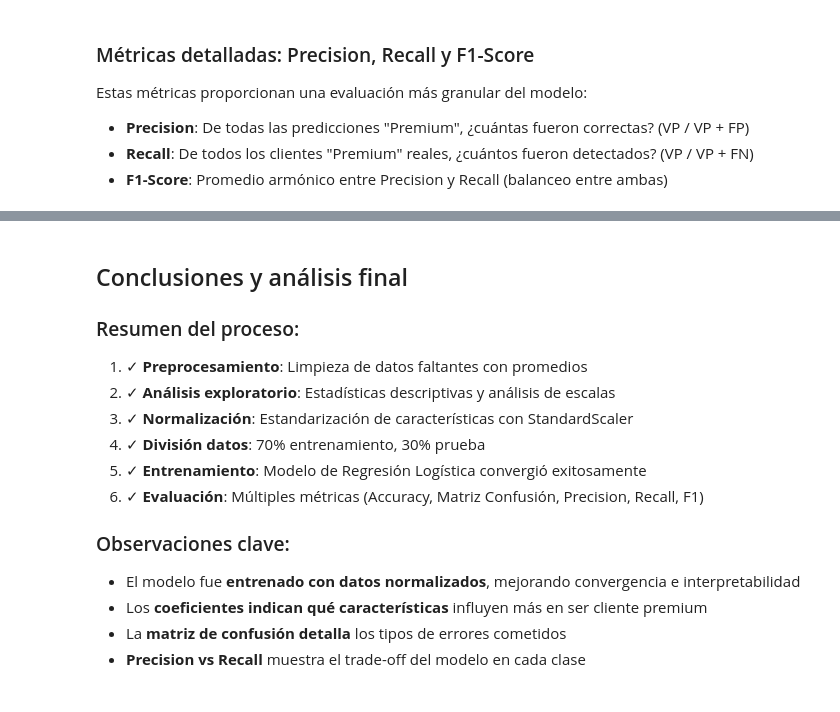
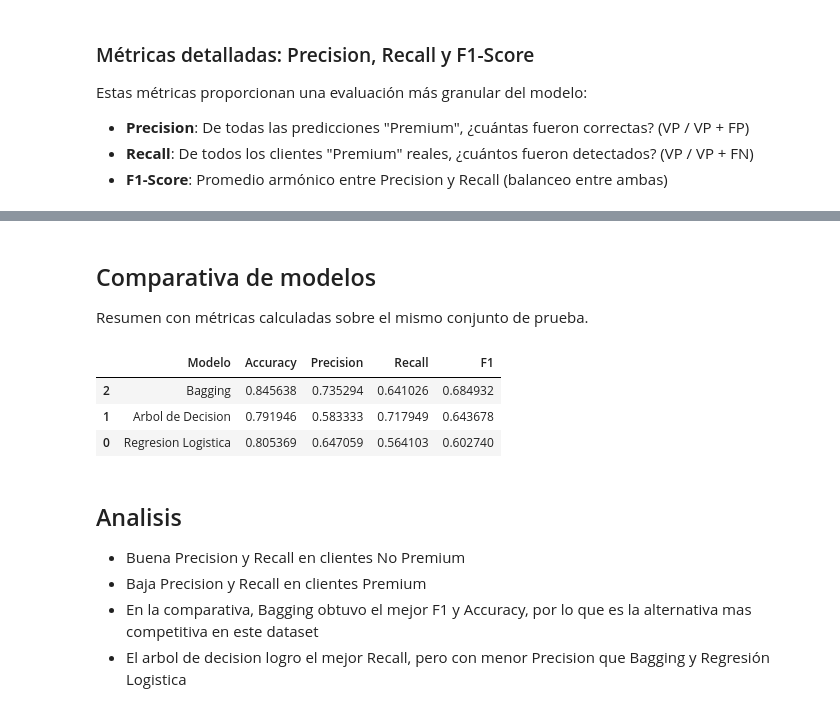
Before and after one commit to Tolally/info257-aprendizaje-de-maquinas-algoritmos-no-supervisados, a Jupyter notebook: Supervisado_Grupo16.ipynb, the cells around one changed output, grey strips where cells are left out. Drawn from its saved outputs; the diff is of its cells as text; code cells hidden in the pictures.

```diff
--- a/Supervisado_Grupo16.ipynb
+++ b/Supervisado_Grupo16.ipynb
@@ -332,16 +416,39 @@ plt.show()
+# %% [markdown]
+## Comparativa de modelos
+
+Resumen con métricas calculadas sobre el mismo conjunto de prueba.
+# %%
+from sklearn.metrics import precision_score, recall_score, f1_score
+
+modelos = {
+    "Regresion Logistica": model,
+    "Arbol de Decision": tree_model,
+    "Bagging": bagging_model,
+}
+
+filas = []
+for nombre, clf in modelos.items():
+    pred = clf.predict(X_test)
+    filas.append(
+        {
+            "Modelo": nombre,
+            "Accuracy": accuracy_score(y_test, pred),
+            "Precision": precision_score(y_test, pred, zero_division=0),
+            "Recall": recall_score(y_test, pred, zero_division=0),
+            "F1": f1_score(y_test, pred, zero_division=0),
+        }
+    )
+
+comparativa = pd.DataFrame(filas).sort_values(by="F1", ascending=False)
+comparativa
+# %% [output]
+|  | Modelo | Accuracy | Precision | Recall | F1 |
+| 2 | Bagging | 0.845638 | 0.735294 | 0.641026 | 0.684932 |
+| 1 | Arbol de Decision | 0.791946 | 0.583333 | 0.717949 | 0.643678 |
+| 0 | Regresion Logistica | 0.805369 | 0.647059 | 0.564103 | 0.602740 |
 # %% [markdown]
-## Conclusiones y análisis final
-
-### Resumen del proceso:
-1. ✓ **Preprocesamiento**: Limpieza de datos faltantes con promedios
-2. ✓ **Análisis exploratorio**: Estadísticas descriptivas y análisis de escalas
-3. ✓ **Normalización**: Estandarización de características con StandardScaler
-4. ✓ **División datos**: 70% entrenamiento, 30% prueba
-5. ✓ **Entrenamiento**: Modelo de Regresión Logística convergió exitosamente
-6. ✓ **Evaluación**: Múltiples métricas (Accuracy, Matriz Confusión, Precision, Recall, F1)
-
-### Observaciones clave:
-- El modelo fue **entrenado con datos normalizados**, mejorando convergencia e interpretabilidad
-- Los **coeficientes indican qué características** influyen más en ser cliente premium
-- La **matriz de confusión detalla** los tipos de errores cometidos
-- **Precision vs Recall** muestra el trade-off del modelo en cada clase
+## Analisis
+- Buena Precision y Recall en clientes No Premium
+- Baja Precision y Recall en clientes Premium
+- En la comparativa, Bagging obtuvo el mejor F1 y Accuracy, por lo que es la alternativa mas competitiva en este dataset
+- El arbol de decision logro el mejor Recall, pero con menor Precision que Bagging y Regresión Logistica
```
Also changed, not shown: parts of 19 cells of this notebook.
